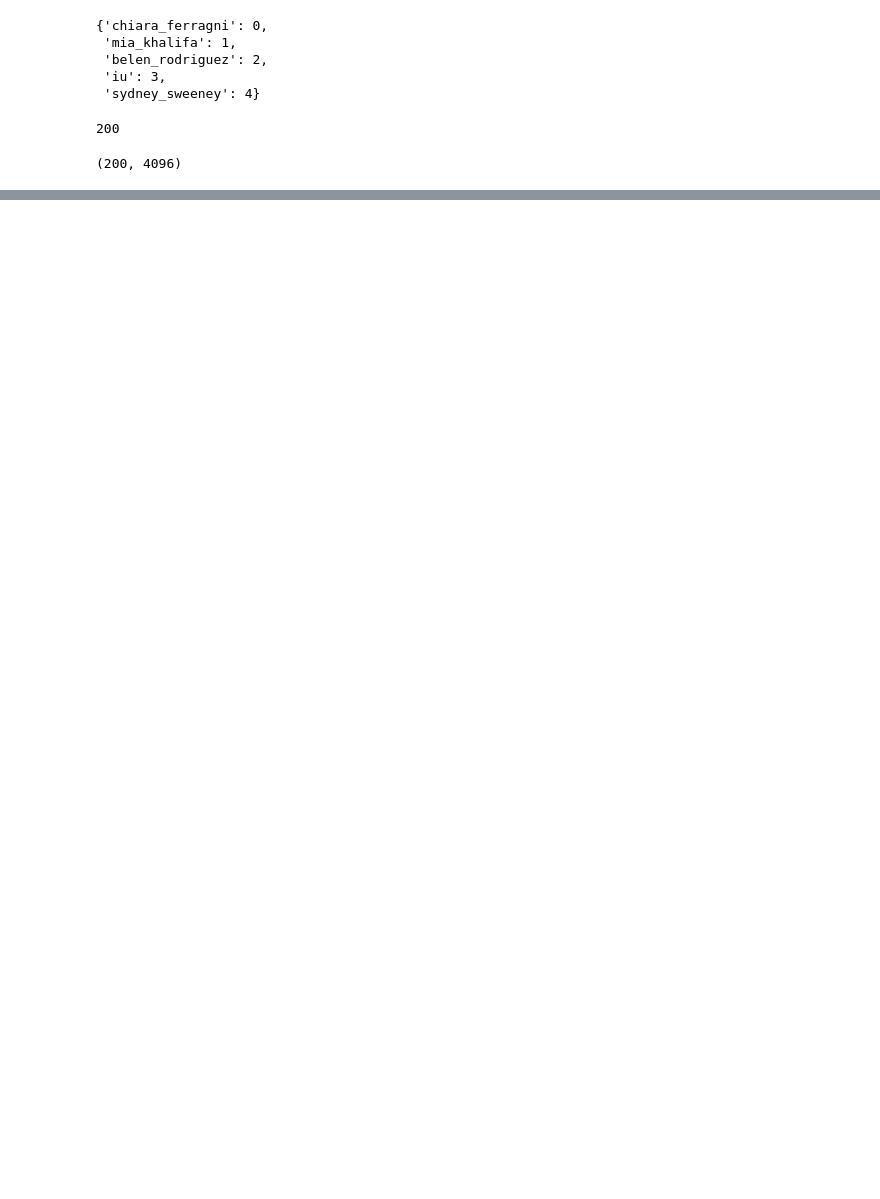
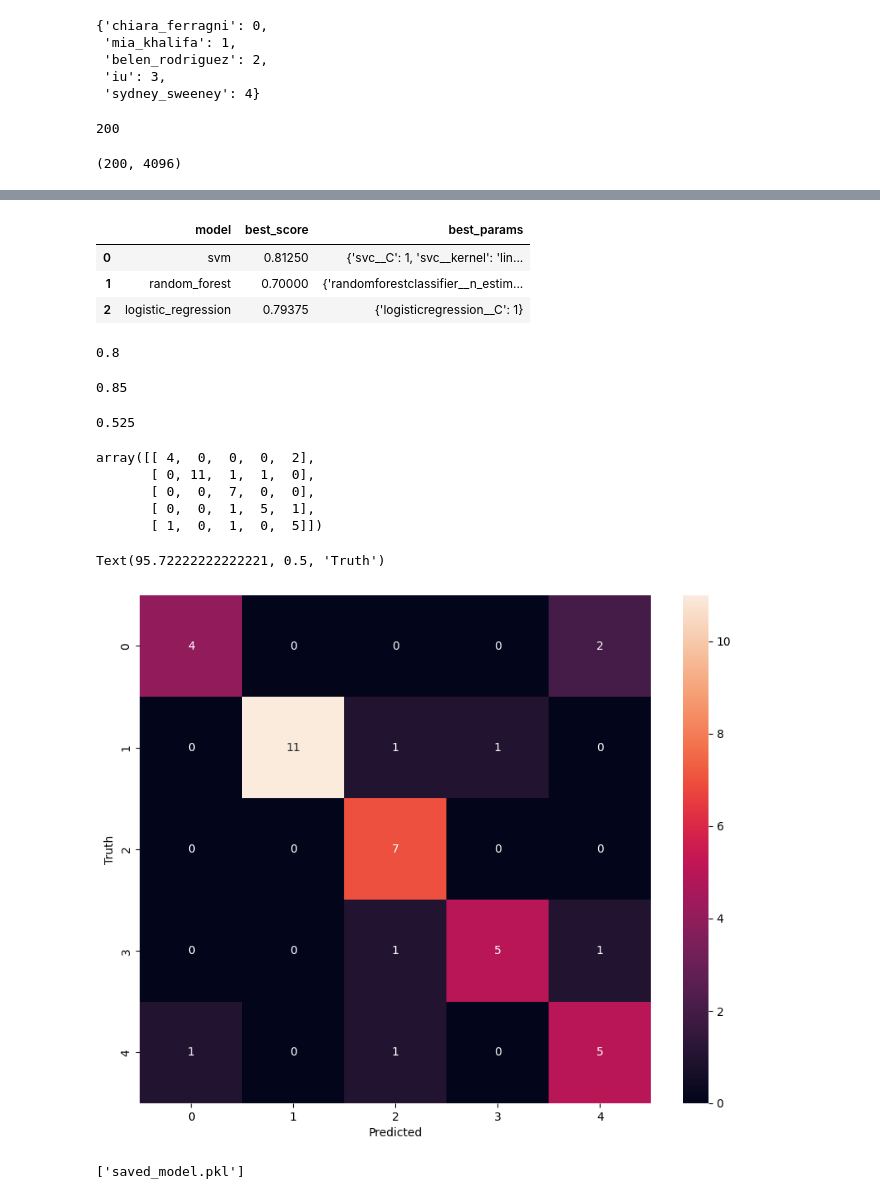
Before and after one commit to Gamescrash/Women-Celebrities-Image-Classification, a Jupyter notebook: model/sport_person_classifier_model.ipynb, the cells around one changed output, grey strips where cells are left out. Saved outputs shown, nothing was run; the diff lists cells and outputs as text; code cells hidden in the pictures; blank space fills up the shorter version.

Commit message:
End Training Model

```diff
--- a/model/sport_person_classifier_model.ipynb
+++ b/model/sport_person_classifier_model.ipynb
@@ -272,0 +296,6 @@ X.shape
+# %%
+X_train, X_test, y_train, y_test = train_test_split(X,y,test_size=0.2,random_state=42)
+
+pipe = Pipeline([('scaler', StandardScaler()), ('svc', SVC(kernel='rbf', C=10))])
+pipe.fit(X_train, y_train)
+pipe.score(X_test, y_test)
@@ -272,0 +345,60 @@ X.shape
+# %%
+scores = []
+best_estimators = {}
+import pandas as pd
+for algo, mp in model_params.items():
+    pipe = make_pipeline(StandardScaler(), mp['model'])
+    clf = GridSearchCV(pipe, mp['params'], cv=5, return_train_score=False)
+    clf.fit(X_train, y_train)
+    scores.append({
+        'model': algo,
+        'best_score': clf.best_score_,
+        'best_params': clf.best_params_
+    })
+    best_estimators[algo] = clf.best_estimator_
+
+df = pd.DataFrame(scores, columns=['model', 'best_score', 'best_params'])
+df
+# %% [output]
+|  | model | best_score | best_params |
+| 0 | svm | 0.81250 | {'svc__C': 1, 'svc__kernel': 'lin... |
+| 1 | random_forest | 0.70000 | {'randomforestclassifier__n_estim... |
+| 2 | logistic_regression | 0.79375 | {'logisticregression__C': 1} |
+# %%
+best_clf = best_estimators['svm']
+# %%
+best_estimators['svm'].score(X_test, y_test)
+# %% [output]
+0.8
+# %%
+best_estimators['logistic_regression'].score(X_test, y_test)
+# %% [output]
+0.85
+# %%
+best_estimators['random_forest'].score(X_test, y_test)
+# %% [output]
+0.525
+# %%
+from sklearn.metrics import confusion_matrix
+cm = confusion_matrix(y_test, best_clf.predict(X_test))
+cm
+# %% [output]
+array([[ 4,  0,  0,  0,  2],
+       [ 0, 11,  1,  1,  0],
+       [ 0,  0,  7,  0,  0],
+       [ 0,  0,  1,  5,  1],
+       [ 1,  0,  1,  0,  5]])
+# %%
+import seaborn as sn
+plt.figure(figsize=(10,8))
+sn.heatmap(cm, annot=True)
+plt.xlabel('Predicted')
+plt.ylabel('Truth')
+# %% [output]
+Text(95.72222222222221, 0.5, 'Truth')
+[figure, added]
+# %%
+import joblib
+joblib.dump(best_clf, 'saved_model.pkl')
+# %% [output]
+['saved_model.pkl']
```
Also changed, not shown: parts of 10 cells of this notebook, 3 other files.
